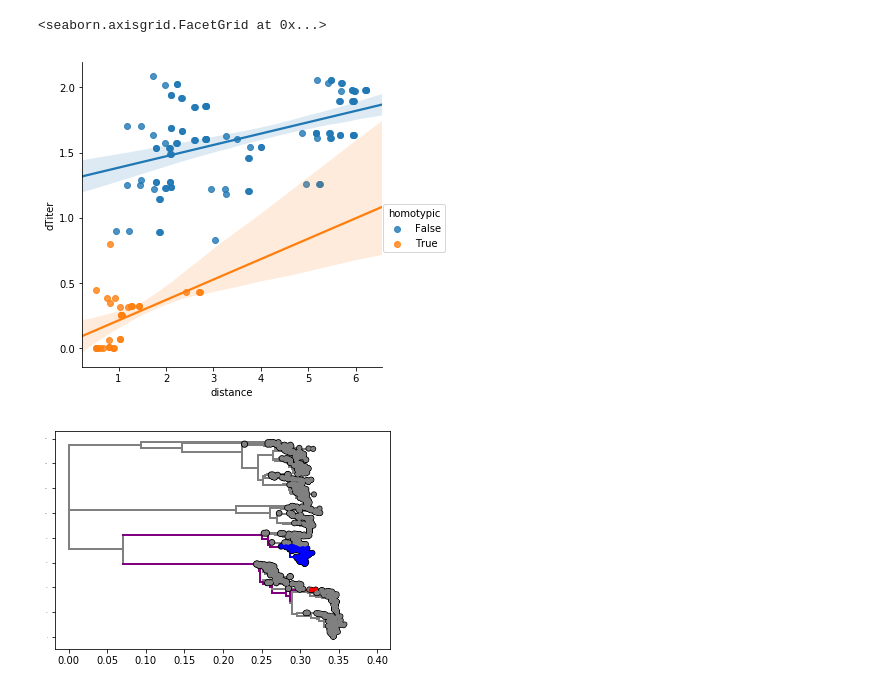
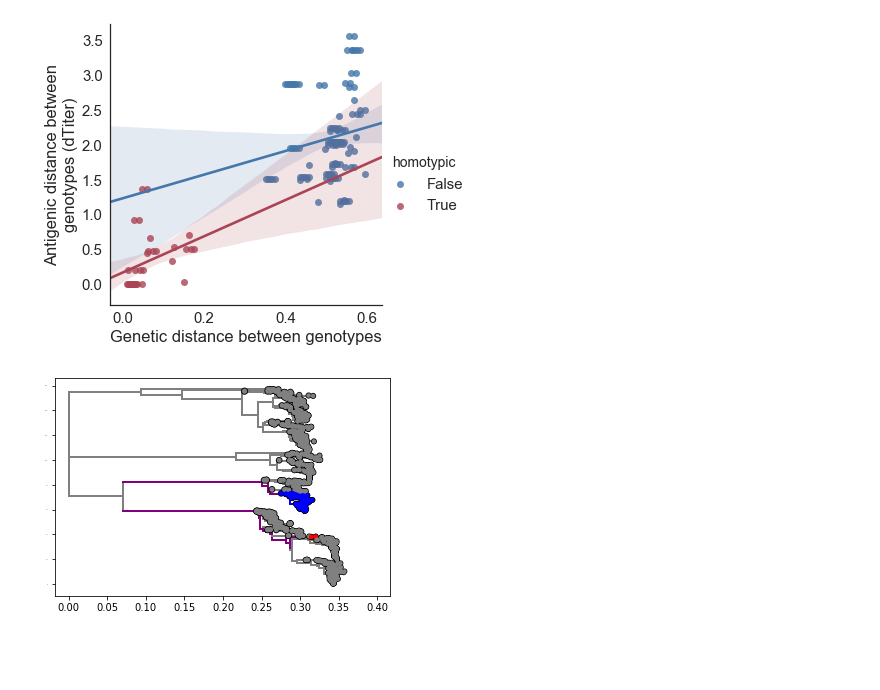
Before and after one commit to blab/dengue-antigenic-dynamics, a Jupyter notebook: scripts/titers/genotype-dTiters.ipynb, the cells around one changed output. Drawn from its saved outputs; the diff is of its cells as text; code cells hidden in the pictures; blank space fills up the shorter version.

```diff
--- a/scripts/titers/genotype-dTiters.ipynb
+++ b/scripts/titers/genotype-dTiters.ipynb
@@ -8,6 +8,7 @@ import seaborn as sns
 from collections import defaultdict
 from itertools import combinations
 # %%
-titer_tree = bt.loadJSON('../../data/frequencies/regions/stiffness1/jsons/dengue_all_tree.json', {'name': 'strain', 'height': 'xvalue'})
-genotype_tree = bt.loadNexus('../../data/frequencies/regions/stiffness1/global_stiffness1_gtAnnotated_tree.nexus', absoluteTime=False)
+strain_genotypes = {l.split()[0].strip():l.split()[1].strip() for l in open('../../data/titer-model/strain_genotypes.tsv') }
+titer_tree = bt.loadJSON('../../data/titer-model/all-branch-effects/dengue_all_tree.json', {'name': 'strain', 'height': 'xvalue'})
+# genotype_tree = bt.loadNexus('../../data/titer-model/titer-model-comparison_gtAnnotated_tree.nexus', absoluteTime=False)
 # %% [output]
@@ -27,9 +20,8 @@ Numbers of objects in tree: 2999 (1429 nodes and 1570 leaves)
 # %%
 genotype_tips = defaultdict(list)
-tip_genotypes = { k.numName : k.traits['genotype'] for k in genotype_tree.leaves if 'genotype' in k.traits}
 for k in titer_tree.leaves:
-    if k.numName in tip_genotypes:
-        k.traits['genotype'] = tip_genotypes[k.numName]
+    if k.traits['strain'] in strain_genotypes:
+        k.traits['genotype'] = strain_genotypes[k.traits['strain']]
         genotype_tips[k.traits['genotype']].append(k)
 # %%
 serotype_tips = { sero: [k for k in titer_tree.leaves if k.numName.startswith(sero)]
@@ -76,14 +68,17 @@ genotype_combinations = [g for g in combinations(genotype_mrcas.keys(), 2)] # Pa
 between_genotypes = { (g1,g2): trace_between(genotype_mrcas[g1], genotype_mrcas[g2]) # Path between each pair of genotype MRCAs
                      for (g1,g2) in genotype_combinations}
 genotype_dTiter = { gt: sum(collect_attr(between_genotypes[gt])) for gt in genotype_combinations}
-genotype_distance = { gt: sum([ k.height for k in between_genotypes[gt]]) for gt in genotype_combinations}
+genotype_distance = { gt: sum([ k.length for k in between_genotypes[gt]]) for gt in genotype_combinations}
 # %%
+sns.set(style='white', font_scale=1.5)
 same_serotype = { gt: gt[0].split('_')[0] == gt[1].split('_')[0] for gt in genotype_combinations}
 sanity_check = pd.DataFrame({'distance': genotype_distance, 'dTiter': genotype_dTiter, 'homotypic': same_serotype})
-sns.lmplot('distance', 'dTiter', hue='homotypic', data=sanity_check)
+sns.lmplot('distance', 'dTiter', hue='homotypic', palette={True: '#aa4455', False: '#4477AA'}, data=sanity_check)
+plt.xlabel('Genetic distance between genotypes')
+plt.ylabel('Antigenic distance between\ngenotypes (dTiter)')
+plt.savefig('../../slides/epidemics2017/figures/png/genetic_vs_antigenic_distance.png', dpi=400, bbox_inches='tight')
 # %% [output]
-<seaborn.axisgrid.FacetGrid at 0x...>
-[figure, old version]
+[figure, new version]
 # %%
 def plot_tree(tree):
     branchWidth=2 ## default branch width
```
Also changed, not shown: parts of 3 cells of this notebook, 6 other files.
